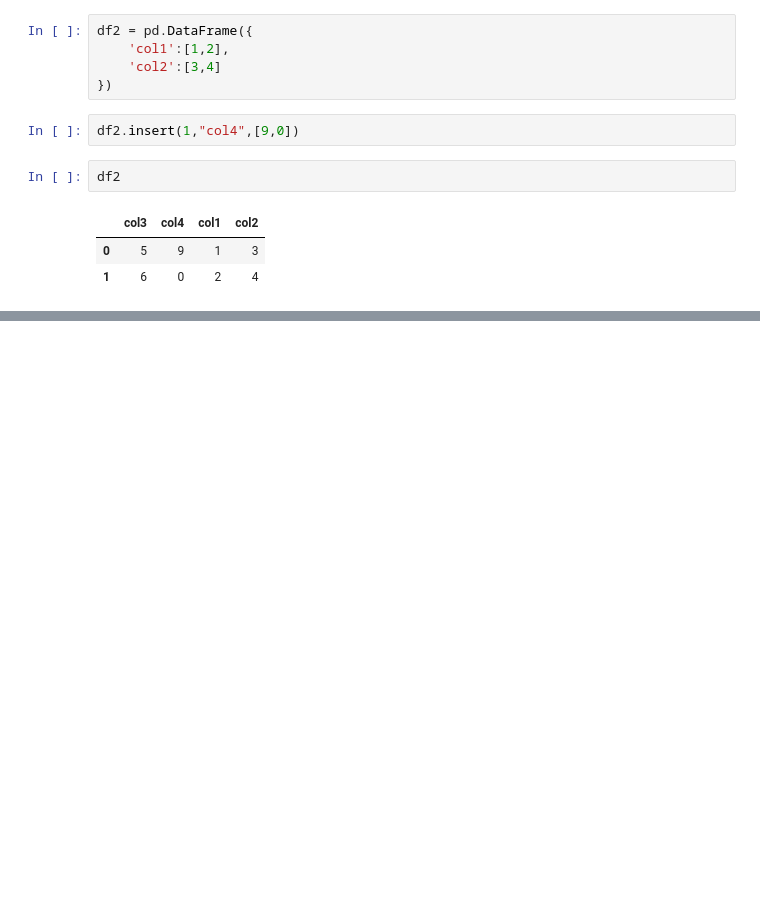
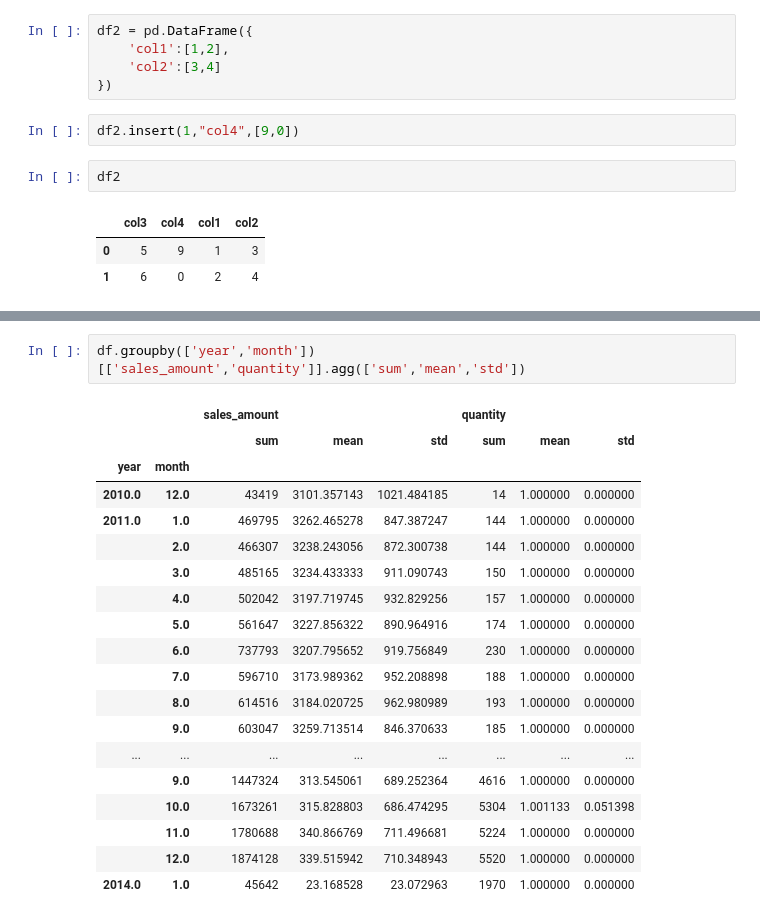
Before and after one commit to datasciencekibaatein/Machine-Learning-Batches, a Jupyter notebook: MachineLearning71/pandas/pandas-lecture.ipynb, the cells around one changed output, grey strips where cells are left out. Cells and saved outputs as stored; diff of their text form; blank space fills up the shorter version.

```diff
--- a/MachineLearning71/pandas/pandas-lecture.ipynb
+++ b/MachineLearning71/pandas/pandas-lecture.ipynb
@@ -249,0 +382,22 @@ df2
+# %%
+df.groupby(['year','month'])[['sales_amount','quantity']].agg(['sum','mean','std'])
+# %% [output]
+|  |  | sales_amount |  |  | quantity |  |  |
+|  |  | sum | mean | std | sum | mean | std |
+| year | month |  |  |  |  |  |  |
+| 2010.0 | 12.0 | 43419 | 3101.357143 | 1021.484185 | 14 | 1.000000 | 0.000000 |
+| 2011.0 | 1.0 | 469795 | 3262.465278 | 847.387247 | 144 | 1.000000 | 0.000000 |
+|  | 2.0 | 466307 | 3238.243056 | 872.300738 | 144 | 1.000000 | 0.000000 |
+|  | 3.0 | 485165 | 3234.433333 | 911.090743 | 150 | 1.000000 | 0.000000 |
+|  | 4.0 | 502042 | 3197.719745 | 932.829256 | 157 | 1.000000 | 0.000000 |
+|  | 5.0 | 561647 | 3227.856322 | 890.964916 | 174 | 1.000000 | 0.000000 |
+|  | 6.0 | 737793 | 3207.795652 | 919.756849 | 230 | 1.000000 | 0.000000 |
+|  | 7.0 | 596710 | 3173.989362 | 952.208898 | 188 | 1.000000 | 0.000000 |
+|  | 8.0 | 614516 | 3184.020725 | 962.980989 | 193 | 1.000000 | 0.000000 |
+|  | 9.0 | 603047 | 3259.713514 | 846.370633 | 185 | 1.000000 | 0.000000 |
+| ... | ... | ... | ... | ... | ... | ... | ... |
+|  | 9.0 | 1447324 | 313.545061 | 689.252364 | 4616 | 1.000000 | 0.000000 |
+|  | 10.0 | 1673261 | 315.828803 | 686.474295 | 5304 | 1.001133 | 0.051398 |
+|  | 11.0 | 1780688 | 340.866769 | 711.496681 | 5224 | 1.000000 | 0.000000 |
+|  | 12.0 | 1874128 | 339.515942 | 710.348943 | 5520 | 1.000000 | 0.000000 |
+| 2014.0 | 1.0 | 45642 | 23.168528 | 23.072963 | 1970 | 1.000000 | 0.000000 |
```
Also changed, not shown: parts of 23 cells of this notebook, 8 other files.
